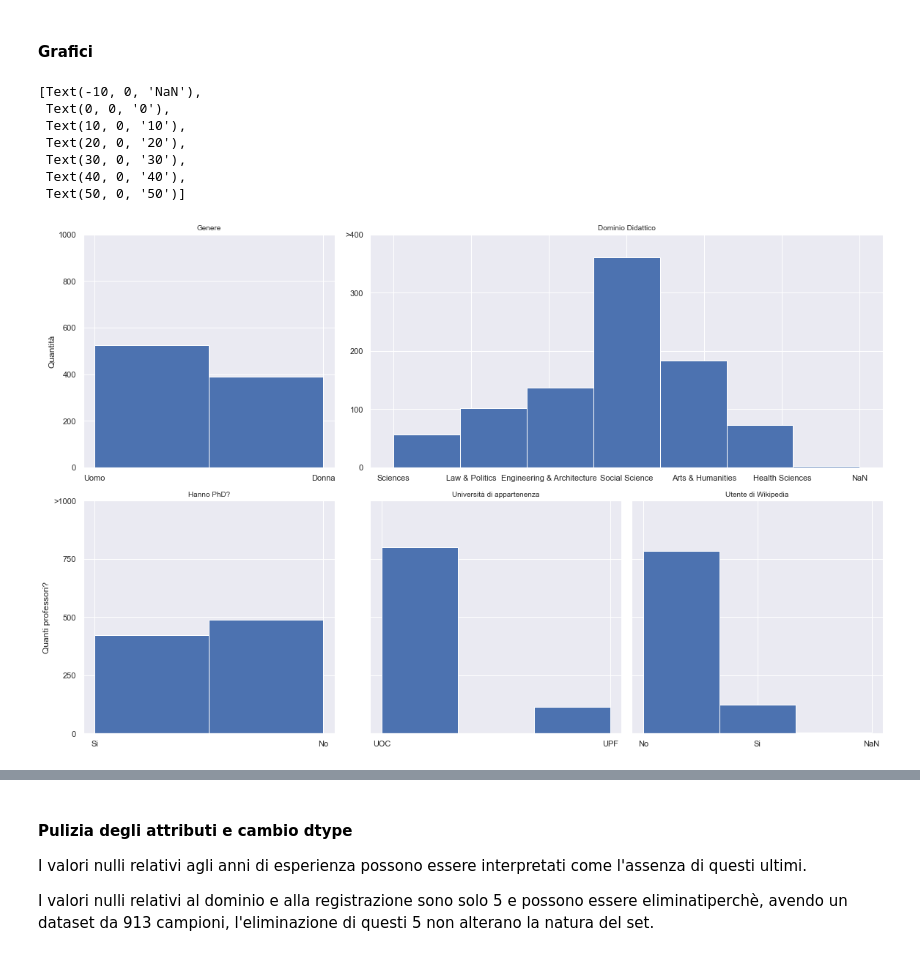
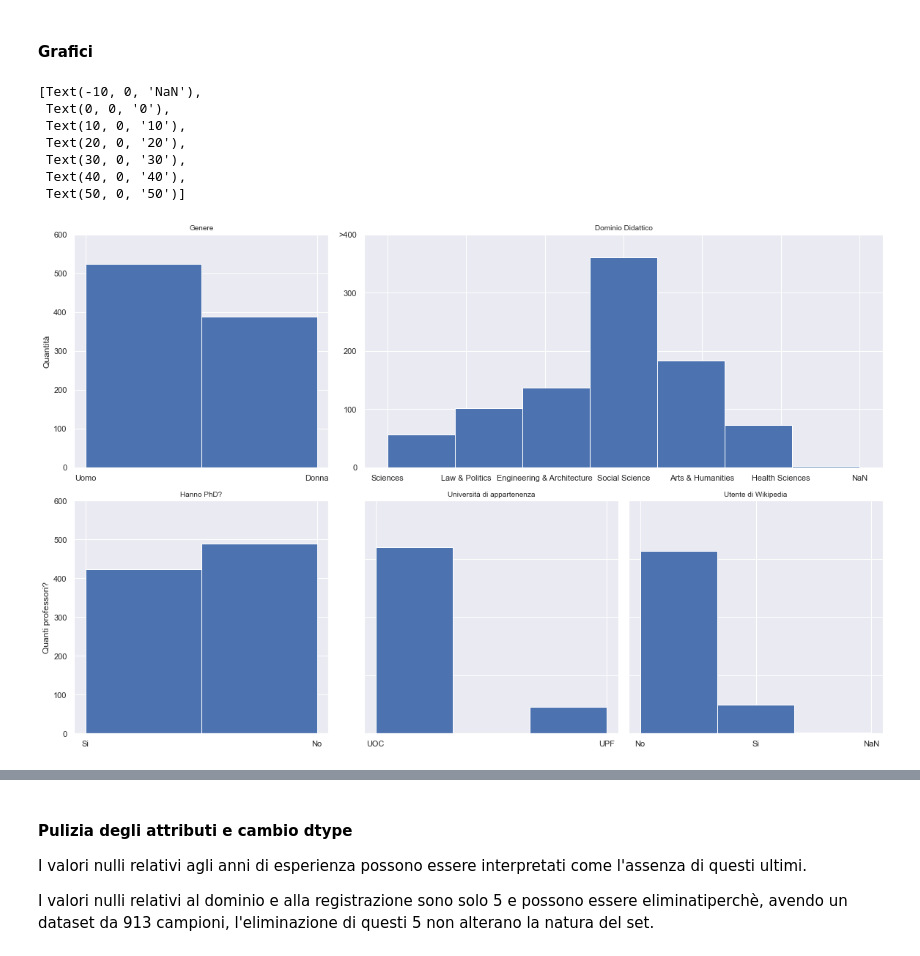
Before and after one commit to AposVinc/wiki4HEProject, a Jupyter notebook: wiki4HE.ipynb, the cells around one changed output, grey strips where cells are left out. Saved outputs shown, nothing was run; the diff lists cells and outputs as text; code cells hidden in the pictures.

```diff
--- a/wiki4HE.ipynb
+++ b/wiki4HE.ipynb
@@ -151,15 +130,18 @@ Per avere una visione più puntuale del sottoinsieme si utilizza la costruzione
 # %% [markdown]
 #### Grafici
 # %%
+prof['GENDER'] = prof['GENDER'].replace([0,1], ['Uomo', 'Donna'])
+prof['UNIVERSITY'] = prof['UNIVERSITY'].replace([1,2], ['UOC','UPF'])
+
 sns.set( style='darkgrid' )
 fig = plt.figure(constrained_layout=True, figsize=(16,10))
 gs = GridSpec(2, 3, figure=fig)
 
 ax1 = plt.subplot(gs[0,0])
-counts, bins, patches = ax1.hist(prof['GENDER'].map({0: 'Uomo', 1: 'Donna'}), bins=2)
+counts, bins, patches = ax1.hist(prof['GENDER'], bins=2)
 ax1.set_title("Genere", fontsize = 10)
 ax1.set_ylabel("Quantità")
-ax1.set_ylim((0, 1000))
+ax1.set_ylim((0, 600))
 
 ax2 = plt.subplot(gs[0,1:])
 ax2.hist(prof['DOMAIN'].fillna(0).astype(int).map({0:'NaN', 1: "Arts & Humanities", 2:"Sciences", 3:"Health Sciences",
@@ -175,13 +157,10 @@ ax3 = plt.subplot(gs[1,0])
 ax3.hist(prof['PhD'].map({0: 'No', 1: 'Si'}), bins=2)
 ax3.set_title("Hanno PhD?", fontsize = 10)
 ax3.set_ylabel("Quanti professori?")
-ax3.set_ylim((0, 1000))
-ax3.set_yticks([0, 250, 500, 750, 1000])
-ax3.set_yticklabels([0, 250, 500, 750, ">1000"])
-
+ax3.set_ylim((0, 600))
 
 ax4 = plt.subplot(gs[1,1])
-ax4.hist(prof['UNIVERSITY'].fillna(0).astype(int).map({0:'NaN', 1: 'UOC', 2: 'UPF'}), bins=3)
+ax4.hist(prof['UNIVERSITY'], bins=3)
 ax4.set_title("Università di appartenenza", fontsize = 10)
 ax4.set_ylim((0, 1000))
 ax4.set_yticks([0, 250, 500, 750, 1000])
@@ -199,33 +178,33 @@ ax5.set_yticklabels([ "",  "",  "",  "", ""])
 fig = plt.figure(figsize=(16,10))
 
 ax6 = plt.subplot(2,2,1)
 ax6.hist(prof['UOC_POSITION'].fillna(0).astype(int).map({1: "Professor", 2: "Associate", 3: "Assistant", 4: "Lecturer", 5: "Instructor", 6: "Adjunct", 0:"NaN"}), bins=7)
 ax6.set_title("Impiego UOC", fontsize = 10)
 
 ax7 = plt.subplot(2,2,2)
 ax7.hist(prof['OTHERSTATUS'].fillna(7).astype(int).map({1: "Professor", 2: "Associate", 3: "Assistant", 4: "Lecturer", 5: "Instructor", 6: "Adjunct", 7:"NaN"}), bins = 7)
 ax7.set_title("impiego UPF", fontsize = 10)
 
 
 ax8 = plt.subplot(2,2,3)
 ax8.hist(prof['AGE'].fillna(10).astype(int))
 ax8.set_title("Età", fontsize = 10)
-ax8.set_ylim((0, 150))
+ax8.set_ylim((0, 400))
 ax8.set_xticks([10, 30, 40, 50, 60, 70])
 ax8.set_xticklabels(["NaN", 30, 40, 50, 60, 70])
 
 ax9 = plt.subplot(2,2,4)
 ax9.hist(prof['YEARSEXP'].fillna(-10).astype(int))
 ax9.set_title("Anni esperienza", fontsize = 10)
-ax9.set_ylim((0, 200))
+ax9.set_ylim((0, 400))
 ax9.set_xticks([-10, 0, 10, 20, 30, 40, 50])
 ax9.set_xticklabels(["NaN", 0, 10, 20, 30, 40, 50])
 # %% [output]
 [Text(-10, 0, 'NaN'),
  Text(0, 0, '0'),
  Text(10, 0, '10'),
  Text(20, 0, '20'),
  Text(30, 0, '30'),
  Text(40, 0, '40'),
  Text(50, 0, '50')]
-[figure, old version]
+[figure, new version]
```
Also changed, not shown: parts of 60 cells of this notebook.
